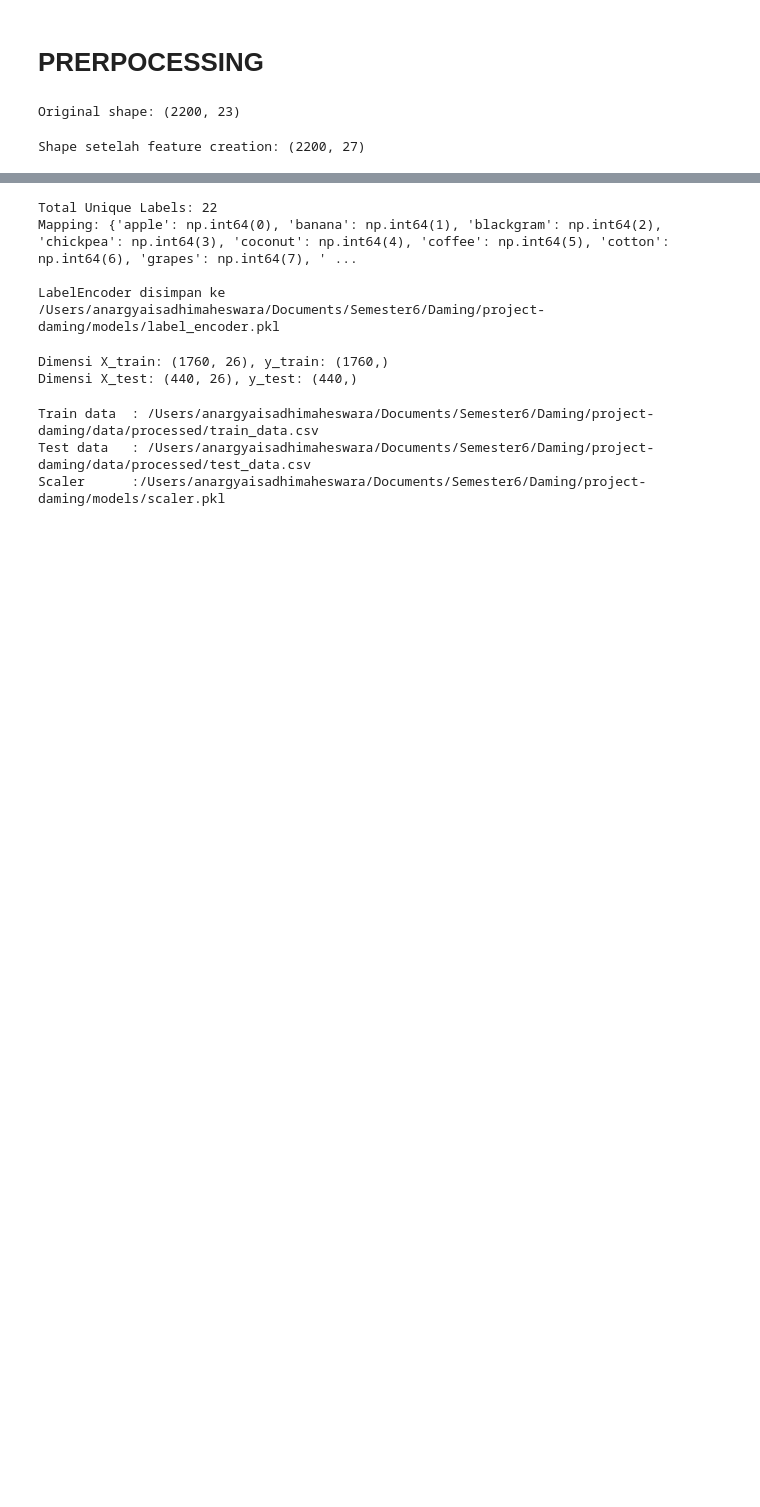
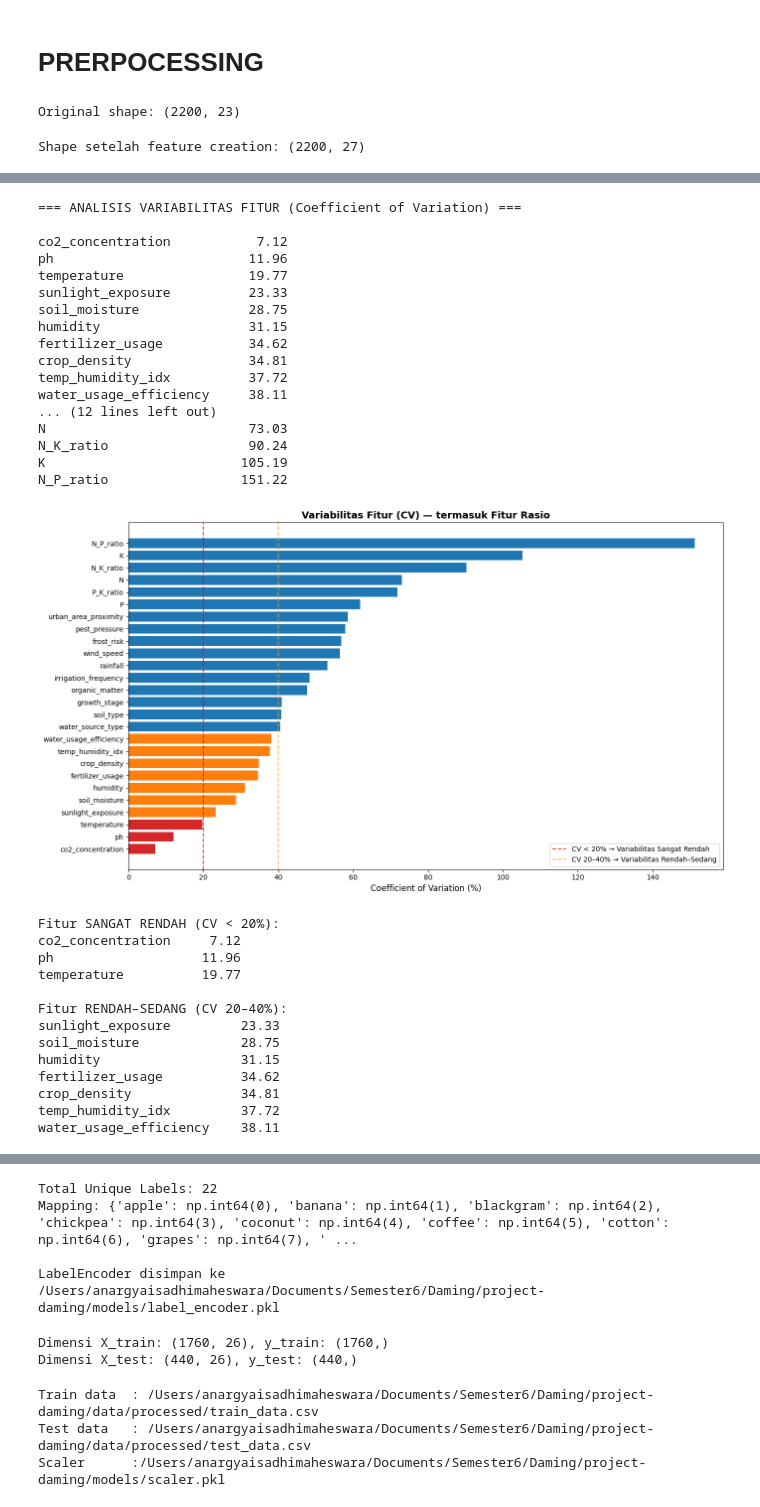
Before and after one commit to faqihfirman/project-daming, a Jupyter notebook: notebooks/preprocessing.ipynb, the cells around one changed output, grey strips where cells are left out. Saved outputs shown, nothing was run; the diff lists cells and outputs as text; code cells hidden in the pictures; blank space fills up the shorter version.

```diff
--- a/notebooks/preprocessing.ipynb
+++ b/notebooks/preprocessing.ipynb
@@ -28,0 +82,64 @@ Shape setelah feature creation: (2200, 27)
+# %%
+from scipy import stats
+from scipy.stats import chi2_contingency
+
+# Fitur ordinal (diskret/kategorik)
+ordinal_cols = ['soil_type', 'irrigation_frequency', 'growth_stage', 'water_source_type']
+
+# Semua fitur numerik dari df_before_clip (termasuk fitur rasio)
+num_cols_all = df_before_clip.select_dtypes(include=[np.number]).columns.tolist()
+
+# Coefficient of Variation (CV) = std / mean * 100
+cv = (df_before_clip[num_cols_all].std() / df_before_clip[num_cols_all].mean() * 100).sort_values()
+
+print("=== ANALISIS VARIABILITAS FITUR (Coefficient of Variation) ===\n")
+print(cv.round(2).to_string())
+
+plt.figure(figsize=(14, 8))
+bar_colors = ['#d62728' if v < 20 else '#ff7f0e' if v < 40 else '#1f77b4' for v in cv.values]
+plt.barh(cv.index, cv.values, color=bar_colors)
+plt.axvline(x=20, color='red', linestyle='--', alpha=0.8, label='CV < 20% → Variabilitas Sangat Rendah')
+plt.axvline(x=40, color='orange', linestyle='--', alpha=0.8, label='CV 20–40% → Variabilitas Rendah–Sedang')
+plt.xlabel('Coefficient of Variation (%)', fontsize=12)
+plt.title('Variabilitas Fitur (CV) — termasuk Fitur Rasio', fontsize=14, fontweight='bold')
+plt.legend()
+plt.tight_layout()
+plt.savefig('../assets/preprocessing_cv_analysis.png', dpi=120, bbox_inches='tight')
+plt.show()
+
+print("\nFitur SANGAT RENDAH (CV < 20%):")
+print(cv[cv < 20].round(2).to_string())
+print("\nFitur RENDAH–SEDANG (CV 20–40%):")
+print(cv[(cv >= 20) & (cv < 40)].round(2).to_string())
+# %% [output]
+=== ANALISIS VARIABILITAS FITUR (Coefficient of Variation) ===
+
+co2_concentration           7.12
+ph                         11.96
+temperature                19.77
+sunlight_exposure          23.33
+soil_moisture              28.75
+humidity                   31.15
+fertilizer_usage           34.62
+crop_density               34.81
+temp_humidity_idx          37.72
+water_usage_efficiency     38.11
+... (12 lines left out)
+N                          73.03
+N_K_ratio                  90.24
+K                         105.19
+N_P_ratio                 151.22
+[figure, added]
+Fitur SANGAT RENDAH (CV < 20%):
+co2_concentration     7.12
+ph                   11.96
+temperature          19.77
+
+Fitur RENDAH–SEDANG (CV 20–40%):
+sunlight_exposure         23.33
+soil_moisture             28.75
+humidity                  31.15
+fertilizer_usage          34.62
+crop_density              34.81
+temp_humidity_idx         37.72
+water_usage_efficiency    38.11
```
Also changed, not shown: parts of 6 cells of this notebook.
